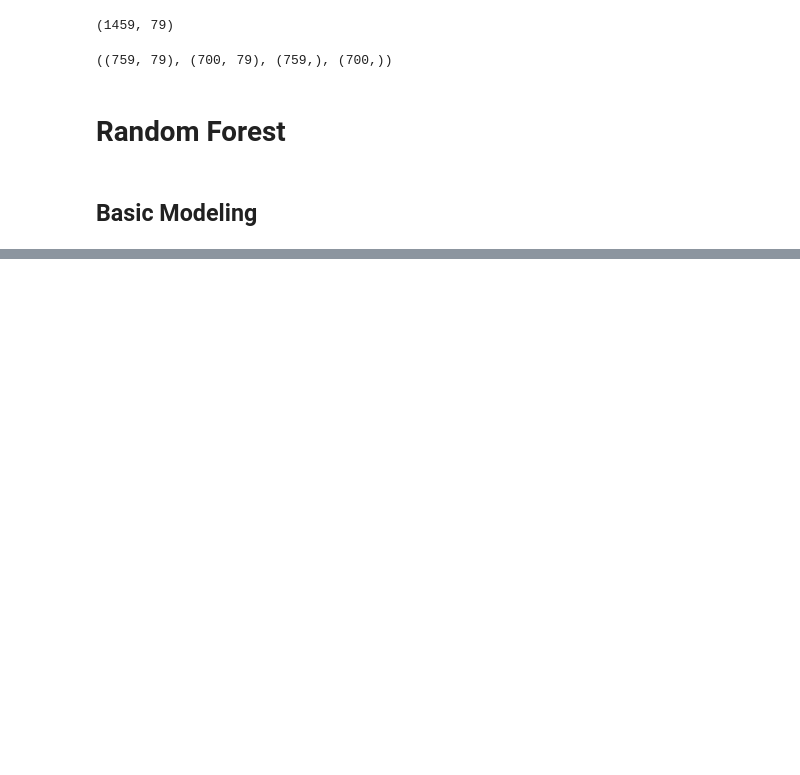
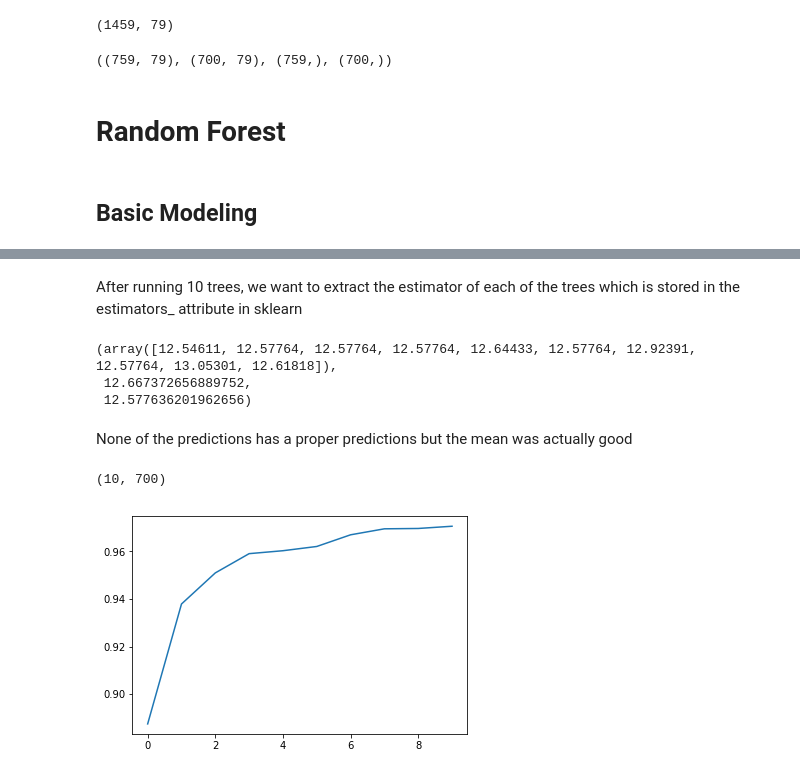
Before and after one commit to waficf/Kaggle_Competitions, a Jupyter notebook: House_Prices.ipynb, the cells around one changed output, grey strips where cells are left out. Drawn from its saved outputs; the diff is of its cells as text; code cells hidden in the pictures; blank space fills up the shorter version.

```diff
--- a/House_Prices.ipynb
+++ b/House_Prices.ipynb
@@ -272,0 +281,19 @@ draw_tree(m.estimators_[0], X_train, precision=3)
+# %% [markdown]
+After running 10 trees, we want to extract the estimator of each of the trees which is stored in the estimators_ attribute in sklearn
+# %%
+preds = np.stack([i.predict(X_valid) for i in m.estimators_])
+preds[:,0], np.mean(preds[:,0]), Y_valid[759]
+# %% [output]
+(array([12.54611, 12.57764, 12.57764, 12.57764, 12.64433, 12.57764, 12.92391, 12.57764, 13.05301, 12.61818]),
+ 12.667372656889752,
+ 12.577636201962656)
+# %% [markdown]
+None of the predictions has a proper predictions but the mean was actually good
+# %%
+preds.shape
+# %% [output]
+(10, 700)
+# %%
+plt.plot([metrics.r2_score(Y_valid, np.mean(preds[:i+1], axis=0)) for i in range(10)]);
+# %% [output]
+[figure, added]
```
Also changed, not shown: parts of 15 cells of this notebook.
